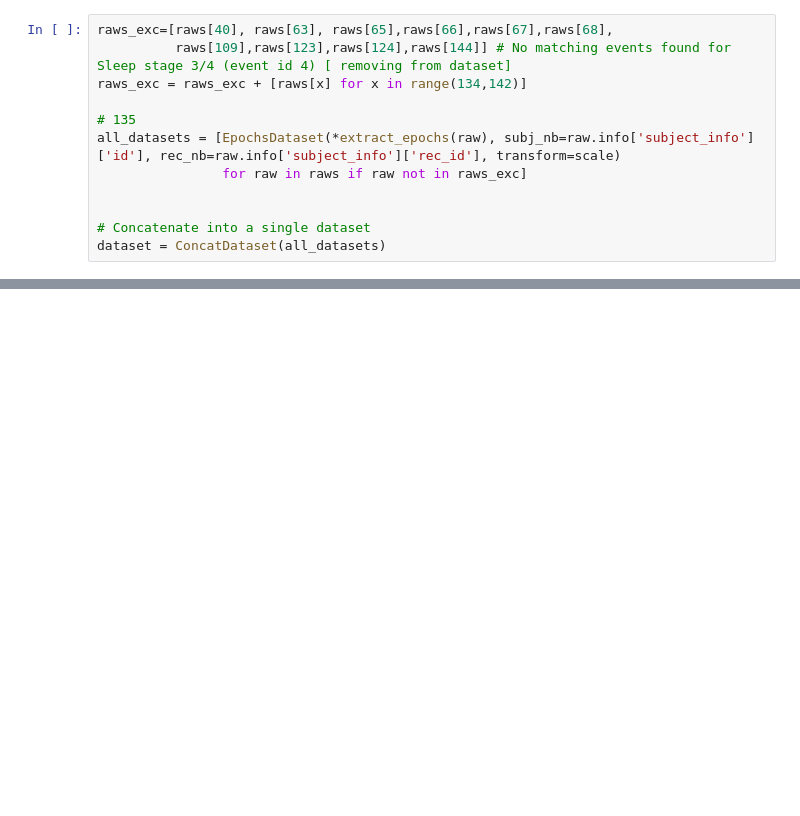
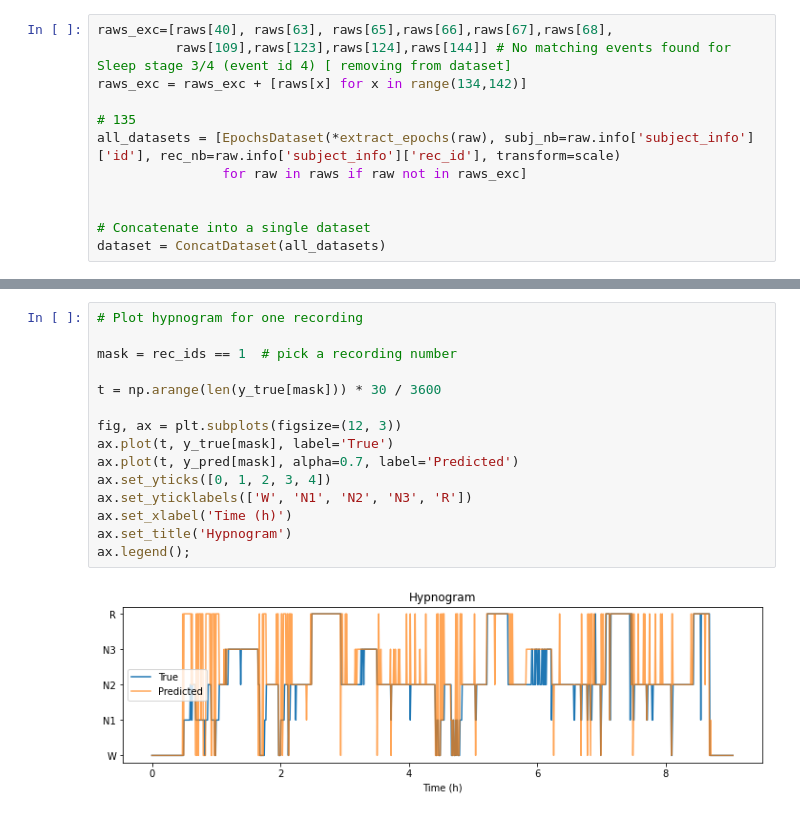
Before and after one commit to rakaUconn/Sleep_stage_classification, a Jupyter notebook: sleep_stage_classification.ipynb, the cells around one changed output, grey strips where cells are left out. Drawn from its saved outputs; the diff is of its cells as text; blank space fills up the shorter version.

```diff
--- a/sleep_stage_classification.ipynb
+++ b/sleep_stage_classification.ipynb
@@ -274,0 +729,17 @@ dataset = ConcatDataset(all_datasets)
+# %%
+# Plot hypnogram for one recording
+
+mask = rec_ids == 1  # pick a recording number
+
+t = np.arange(len(y_true[mask])) * 30 / 3600
+
+fig, ax = plt.subplots(figsize=(12, 3))
+ax.plot(t, y_true[mask], label='True')
+ax.plot(t, y_pred[mask], alpha=0.7, label='Predicted')
+ax.set_yticks([0, 1, 2, 3, 4])
+ax.set_yticklabels(['W', 'N1', 'N2', 'N3', 'R'])
+ax.set_xlabel('Time (h)')
+ax.set_title('Hypnogram')
+ax.legend();
+# %% [output]
+[figure, added]
```
Also changed, not shown: parts of 17 cells of this notebook.
